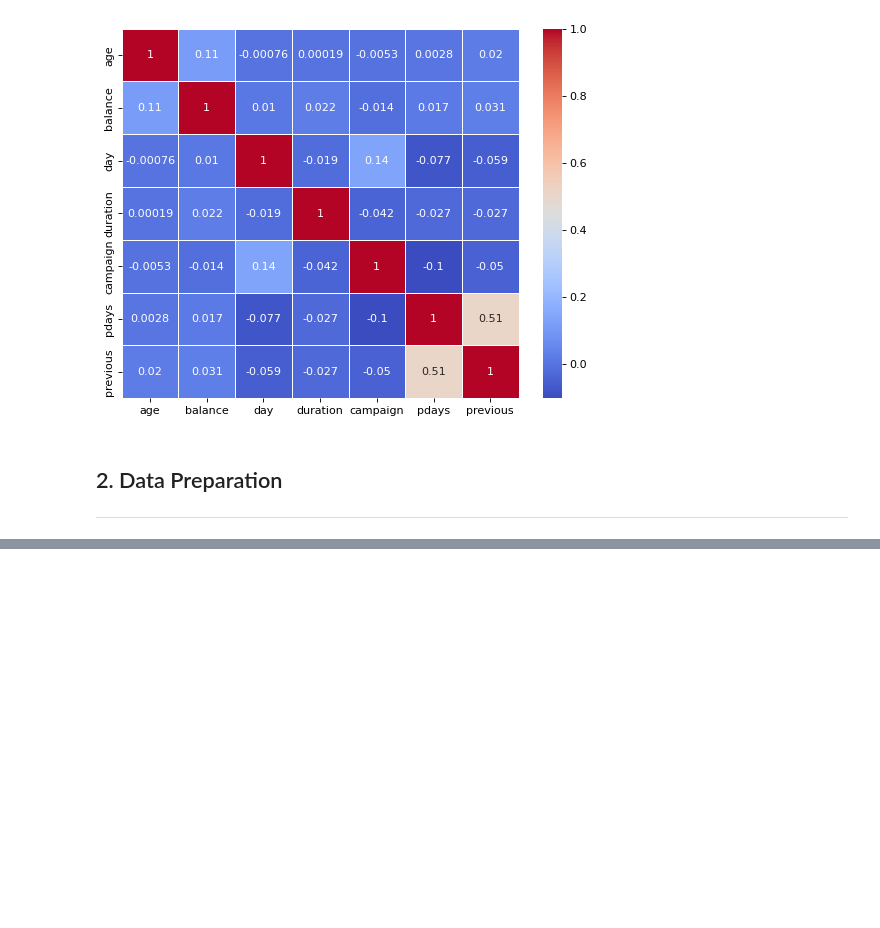
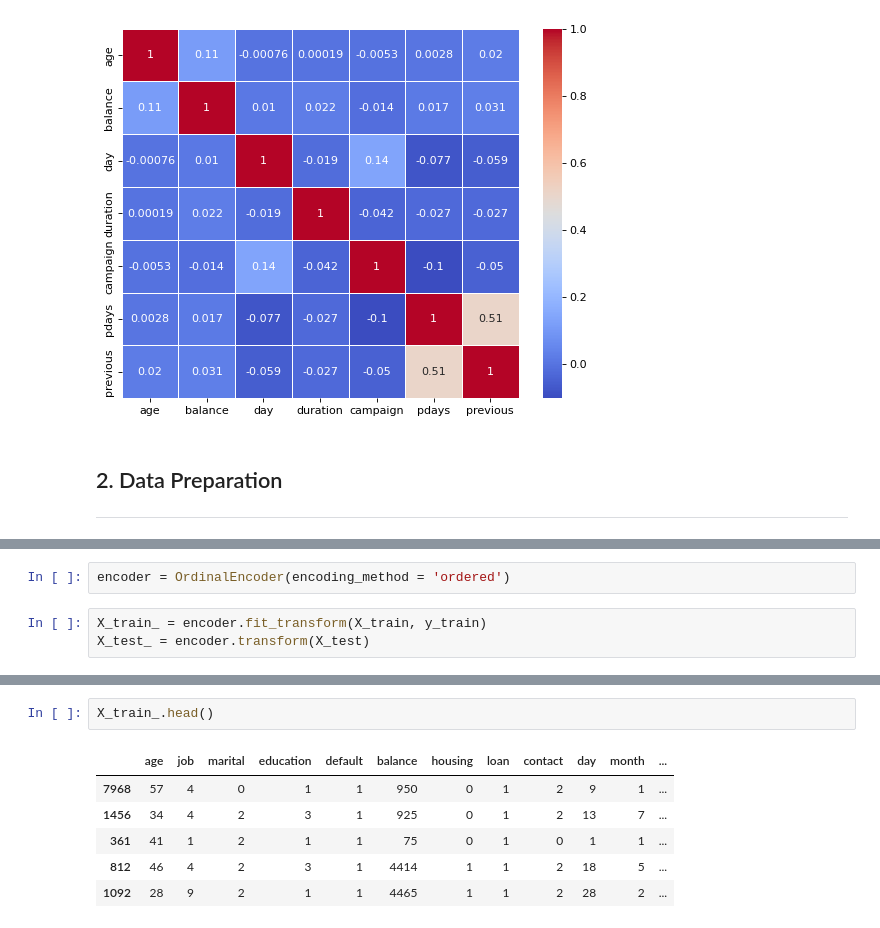
Before and after one commit to facundoriosds/Project-10-Marketing-Strategy, a Jupyter notebook: P10_part_1.ipynb, the cells around one changed output, grey strips where cells are left out. Drawn from its saved outputs; the diff is of its cells as text; blank space fills up the shorter version.

```diff
--- a/P10_part_1.ipynb
+++ b/P10_part_1.ipynb
@@ -279,0 +341,5 @@ In this part Outliers will be filtered, and given we'll train a XGBoost we'll us
+# %%
+encoder = OrdinalEncoder(encoding_method = 'ordered')
+# %%
+X_train_ = encoder.fit_transform(X_train, y_train)
+X_test_ = encoder.transform(X_test)
@@ -279,0 +379,9 @@ In this part Outliers will be filtered, and given we'll train a XGBoost we'll us
+# %%
+X_train_.head()
+# %% [output]
+|  | age | job | marital | education | default | balance | housing | loan | contact | day | month | ... |
+| 7968 | 57 | 4 | 0 | 1 | 1 | 950 | 0 | 1 | 2 | 9 | 1 | ... |
+| 1456 | 34 | 4 | 2 | 3 | 1 | 925 | 0 | 1 | 2 | 13 | 7 | ... |
+| 361 | 41 | 1 | 2 | 1 | 1 | 75 | 0 | 1 | 0 | 1 | 1 | ... |
+| 812 | 46 | 4 | 2 | 3 | 1 | 4414 | 1 | 1 | 2 | 18 | 5 | ... |
+| 1092 | 28 | 9 | 2 | 1 | 1 | 4465 | 1 | 1 | 2 | 28 | 2 | ... |
```
Also changed, not shown: parts of 36 cells of this notebook.
